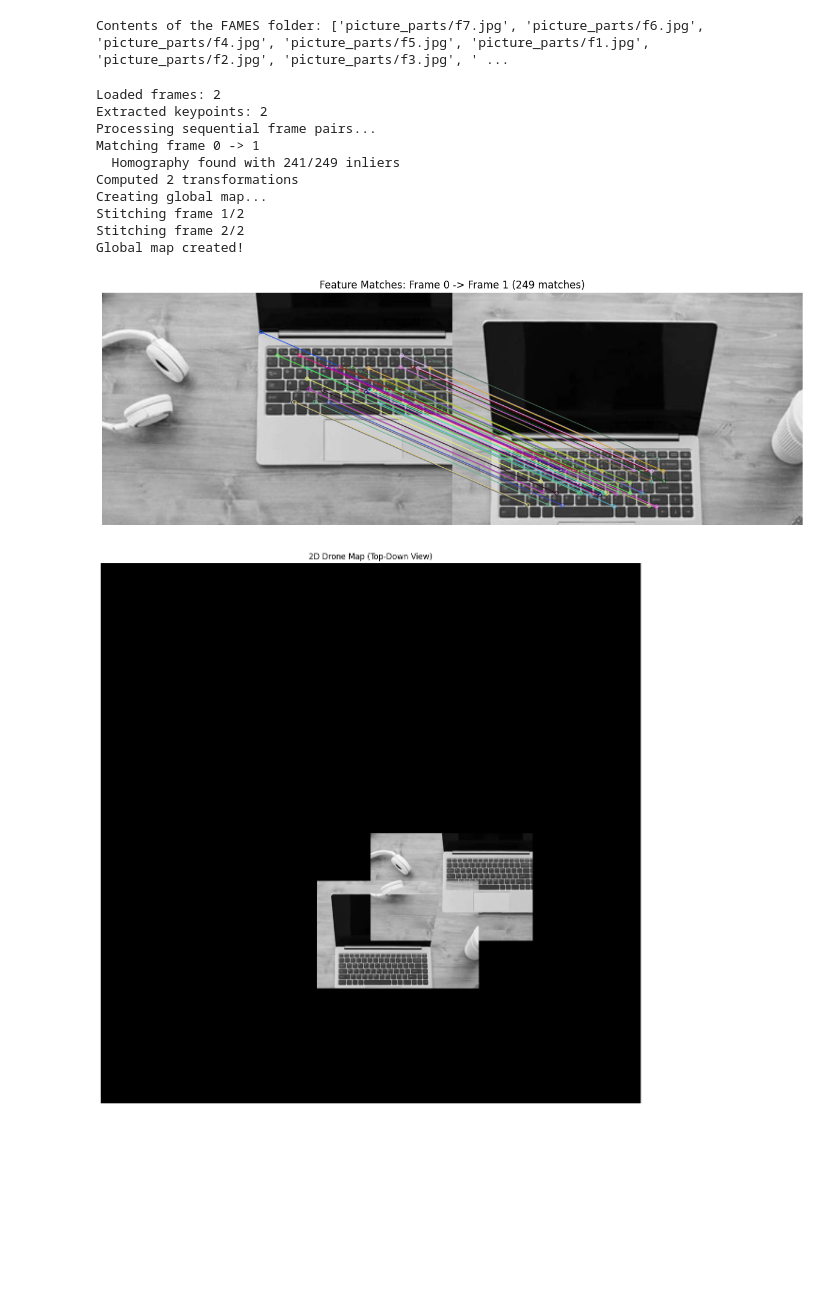
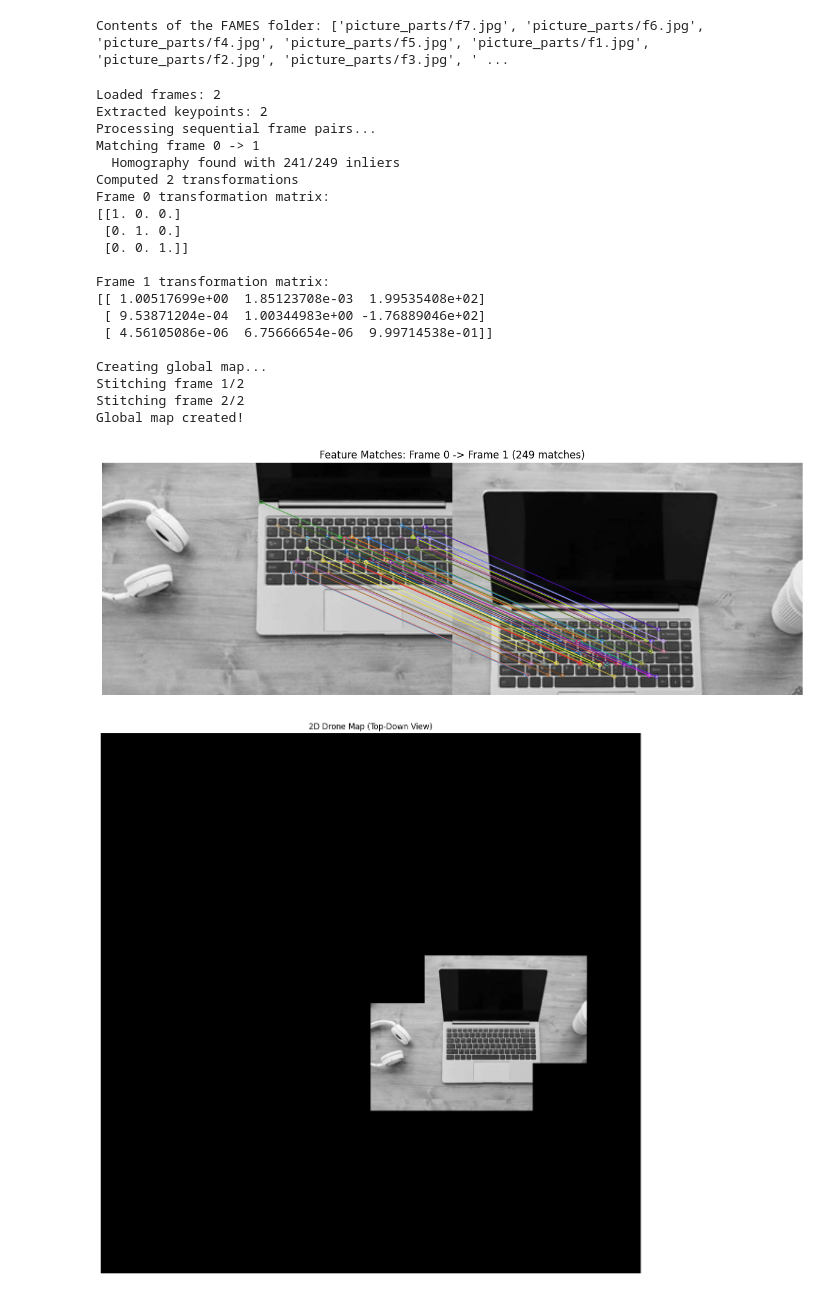
Before and after one commit to tomashobza/slam_notebooks, a Jupyter notebook: mapping.ipynb, the cells around one changed output. Drawn from its saved outputs; the diff is of its cells as text; code cells hidden in the pictures; blank space fills up the shorter version.

```diff
--- a/mapping.ipynb
+++ b/mapping.ipynb
@@ -24,6 +24,9 @@ print("Contents of the FAMES folder:", frames)
 Contents of the FAMES folder: ['picture_parts/f7.jpg', 'picture_parts/f6.jpg', 'picture_parts/f4.jpg', 'picture_parts/f5.jpg', 'picture_parts/f1.jpg', 'picture_parts/f2.jpg', 'picture_parts/f3.jpg', ' ...
 # %%
 import cv2
+import numpy as np
+import matplotlib.pyplot as plt
+import os
 
 class FramesMapper:
     def __init__(self):
@@ -33,7 +36,7 @@ class FramesMapper:
         self.images = []
         self.transformations = []
         self.global_map = None
-        self.map_size = (2000, 2000)  # Default map size,
+        self.map_size = (2000, 2000)  # Default map size
 
         self.orb = cv2.ORB_create(nfeatures=1000)
         self.matcher = cv2.BFMatcher(cv2.NORM_HAMMING, crossCheck=True)
@@ -51,7 +54,7 @@ class FramesMapper:
                     self.descriptors.append(descriptors)
             else:
                 print(f"Frame {frame} does not exist.")
-        print("Loaded frames:", len(self.frames))
+        print(f"Loaded frames: {len(self.frames)}")
         print(f"Extracted keypoints: {len(self.keypoints)}")
 
     def match_features(self, desc1, desc2):
@@ -71,11 +74,11 @@ class FramesMapper:
         if len(matches) < 4:
             return None
 
-        # Extract matched keypoints
+        # Extract matched keypoints - CORRECTED: frame1 points to frame2 points
         src_pts = np.float32([kp1[m.queryIdx].pt for m in matches]).reshape(-1, 1, 2)
         dst_pts = np.float32([kp2[m.trainIdx].pt for m in matches]).reshape(-1, 1, 2)
 
-        # Find homography matrix using RANSAC
+        # Find homography matrix using RANSAC - this maps frame1 TO frame2
         H, mask = cv2.findHomography(src_pts, dst_pts,
                                     cv2.RANSAC,
                                     ransacReprojThreshold=5.0)
@@ -87,7 +90,13 @@ class FramesMapper:
         inliers = np.sum(mask)
         print(f"  Homography found with {inliers}/{len(matches)} inliers")
 
-        return H
+        # We want the INVERSE - transform frame2 to frame1 coordinate system
+        try:
+            H_inv = np.linalg.inv(H)
+            return H_inv
+        except np.linalg.LinAlgError:
+            print("  Homography is not invertible")
+            return None
 
     def process_sequential_matching(self):
         """Process frames sequentially (frame i to frame i+1)"""
@@ -181,35 +190,54 @@ class FramesMapper:
         plt.axis('off')
         plt.show()
 
+    def debug_transformations(self):
+        """Debug function to print transformation matrices"""
+        for i, transform in enumerate(self.transformations):
+            print(f"Frame {i} transformation matrix:")
+            print(transform)
+            print()
+
     def visualize_map(self):
         """Display the global map"""
         if self.global_map is None:
             print("No global map to visualize")
             return
 
         plt.figure(figsize=(12, 12))
         plt.imshow(self.global_map, cmap='gray')
         plt.title('2D Drone Map (Top-Down View)')
         plt.axis('off')
         plt.tight_layout()
         plt.show()
 
+# Example usage:
 mapper = FramesMapper()
-mapper.load_frames(frames[:2])
+mapper.load_frames(frames)
 mapper.process_sequential_matching()
+mapper.debug_transformations()  # Add this to see what's happening
 mapper.create_global_map()
 mapper.visualize_feature_matches(0, 1)
 mapper.visualize_map()
 # %% [output]
 Loaded frames: 2
 Extracted keypoints: 2
 Processing sequential frame pairs...
 Matching frame 0 -> 1
   Homography found with 241/249 inliers
 Computed 2 transformations
+Frame 0 transformation matrix:
+[[1. 0. 0.]
+ [0. 1. 0.]
+ [0. 0. 1.]]
+
+Frame 1 transformation matrix:
+[[ 1.00517699e+00  1.85123708e-03  1.99535408e+02]
+ [ 9.53871204e-04  1.00344983e+00 -1.76889046e+02]
+ [ 4.56105086e-06  6.75666654e-06  9.99714538e-01]]
+
 Creating global map...
 Stitching frame 1/2
 Stitching frame 2/2
 Global map created!
-[figure, old version]
+[figure, new version]
-[figure, old version]
+[figure, new version]
```
